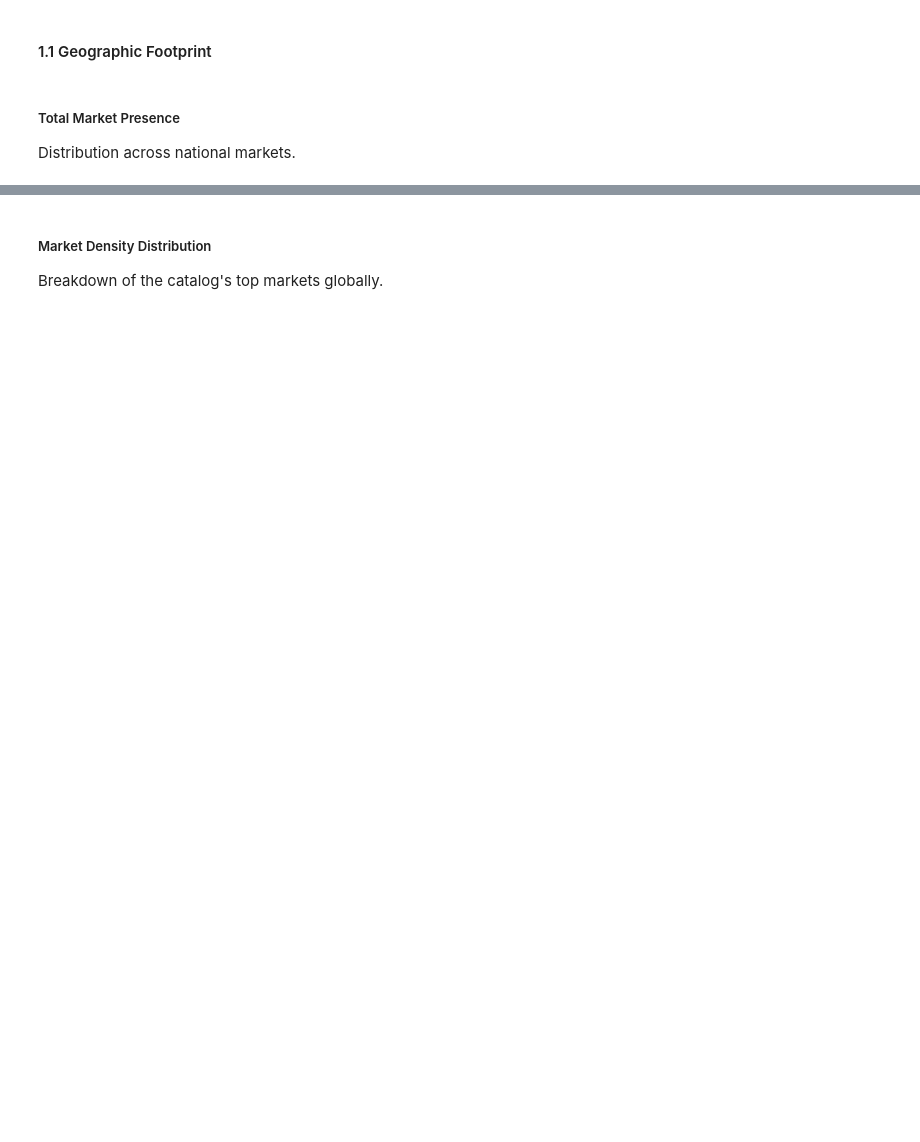
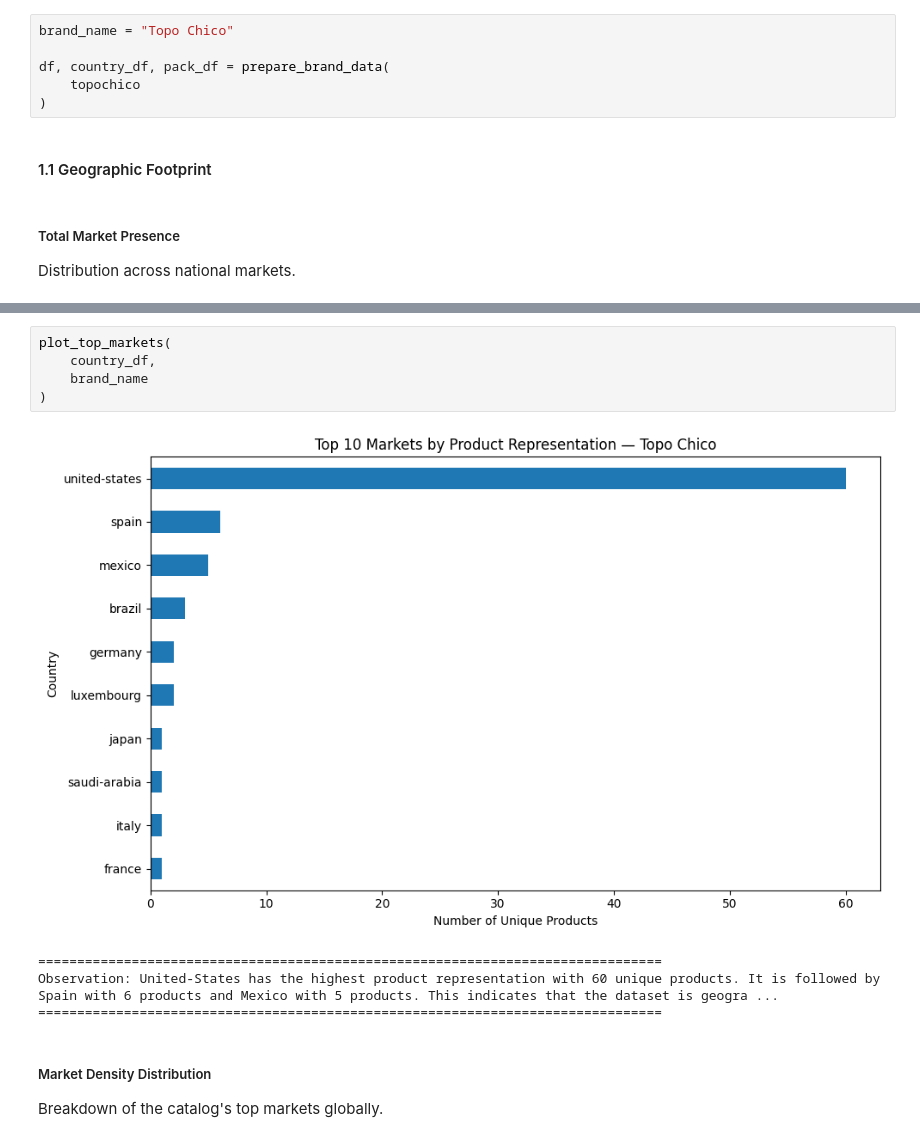
Before and after one commit to Codon-s/cpg-product-intelligence, a Jupyter notebook: report.ipynb, the cells around one changed output, grey strips where cells are left out. Drawn from its saved outputs; the diff is of its cells as text; blank space fills up the shorter version.

Commit message:
updated my analysis for topo chico

```diff
--- a/report.ipynb
+++ b/report.ipynb
@@ -1420,6 +1420,12 @@ Analysis of Localized Single-Market vs. Global Formulations.
 Analysis of Localized Single-Market vs. Global Formulations.
 # %% [markdown]
 ### Brand: Topo Chico
+# %%
+brand_name = "Topo Chico"
+
+df, country_df, pack_df = prepare_brand_data(
+    topochico
+)
 # %% [markdown]
 #### 1.1 Geographic Footprint
 # %% [markdown]
@@ -1428,3 +1511,13 @@ Distribution across national markets.
+# %%
+plot_top_markets(
+    country_df,
+    brand_name
+)
+# %% [output]
+[figure, added]
+================================================================================
+Observation: United-States has the highest product representation with 60 unique products. It is followed by Spain with 6 products and Mexico with 5 products. This indicates that the dataset is geogra ...
+================================================================================
 # %% [markdown]
 ##### Market Density Distribution
 Breakdown of the catalog's top markets globally.
```
Also changed, not shown: parts of 19 cells of this notebook.
